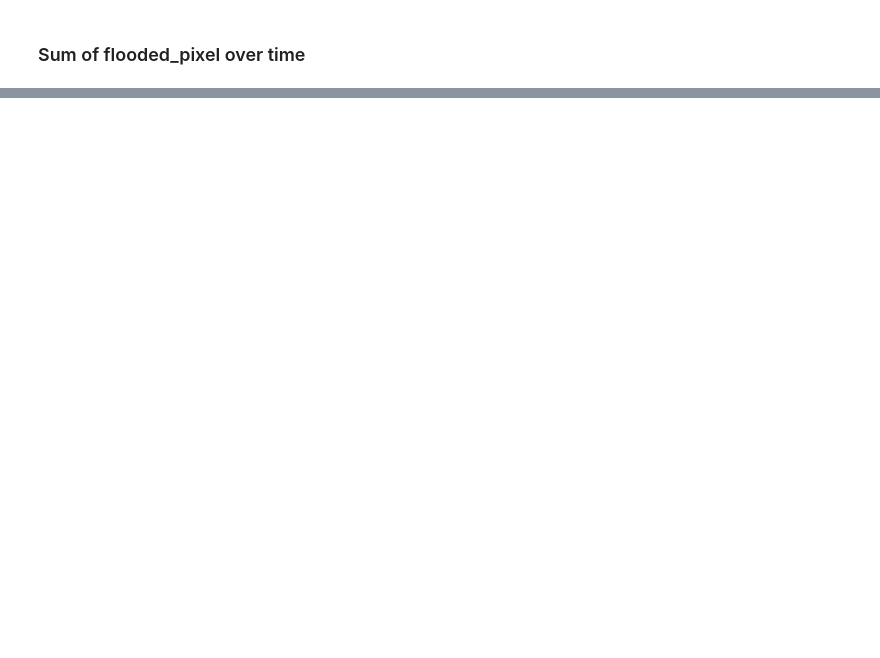
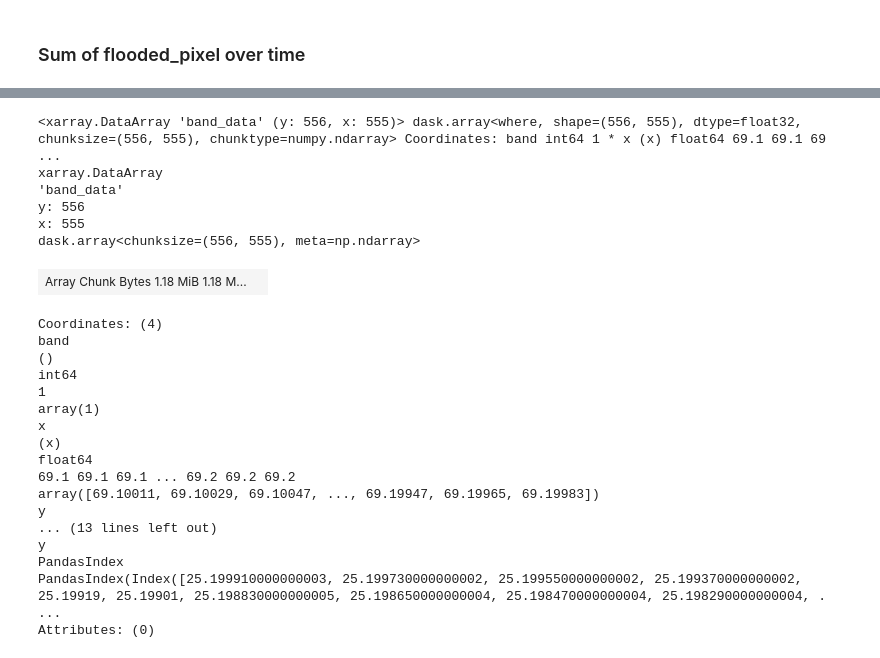
Before and after one commit to eodcgmbh/openeo-examples, a Jupyter notebook: UCs/UC11.ipynb, the cells around one changed output, grey strips where cells are left out. Saved outputs shown, nothing was run; the diff lists cells and outputs as text; code cells hidden in the pictures; blank space fills up the shorter version.

```diff
--- a/UCs/UC11.ipynb
+++ b/UCs/UC11.ipynb
@@ -43,18 +111,10 @@ results.download_files("./gfm/flood_extent/")
 # %%
-# really basic test to see if the results are actually as expected
 import os
+import numpy as np
+import matplotlib.pyplot as plt
 import xarray as xr
-import matplotlib.pyplot as plt
 
 path = "./gfm/flood_extent/"
-files = [path + file for file in os.listdir(path) if file.startswith("AS020") and "20220901" in file]
+files = [path + file for file in os.listdir(path) if file.startswith("WGS84") and file.endswith(".tif")]
 D = xr.open_mfdataset(files)
-d = D.flood_extent
-print("Maximum value: ", d.max().values)
-print("Minimum value: ", d.min().values)
-display(d)
-plt.figure(figsize=(10,5))
-plt.title(f"Flood extent")
-# only plot a part of the data
-plt.imshow(d[5000:6000,5000:6000], cmap="Blues")
-plt.colorbar()
+d = D.band_data.sel(band=1)
@@ -101,0 +140,32 @@ plt.colorbar()
+# %%
+min_lat, max_lat = np.min(ghsl.y.values), np.max(ghsl.y.values)
+min_lon, max_lon = np.min(ghsl.x.values), np.max(ghsl.x.values)
+
+flood_extent = d.sel(x=slice(min_lon, max_lon), y=slice(max_lat, min_lat))
+flood_extent = xr.where(flood_extent == 0, np.nan, flood_extent)
+display(flood_extent)
+# %% [output]
+<xarray.DataArray 'band_data' (y: 556, x: 555)> dask.array<where, shape=(556, 555), dtype=float32, chunksize=(556, 555), chunktype=numpy.ndarray> Coordinates: band int64 1 * x (x) float64 69.1 69.1 69 ...
+xarray.DataArray
+'band_data'
+y: 556
+x: 555
+dask.array<chunksize=(556, 555), meta=np.ndarray>
+| Array Chunk Bytes 1.18 MiB 1.18 M... |  |
+Coordinates: (4)
+band
+()
+int64
+1
+array(1)
+x
+(x)
+float64
+69.1 69.1 69.1 ... 69.2 69.2 69.2
+array([69.10011, 69.10029, 69.10047, ..., 69.19947, 69.19965, 69.19983])
+y
+... (13 lines left out)
+y
+PandasIndex
+PandasIndex(Index([25.199910000000003, 25.199730000000002, 25.199550000000002, 25.199370000000002, 25.19919, 25.19901, 25.198830000000005, 25.198650000000004, 25.198470000000004, 25.198290000000004, . ...
+Attributes: (0)
```
Also changed, not shown: parts of 22 cells of this notebook, 1 other file.
